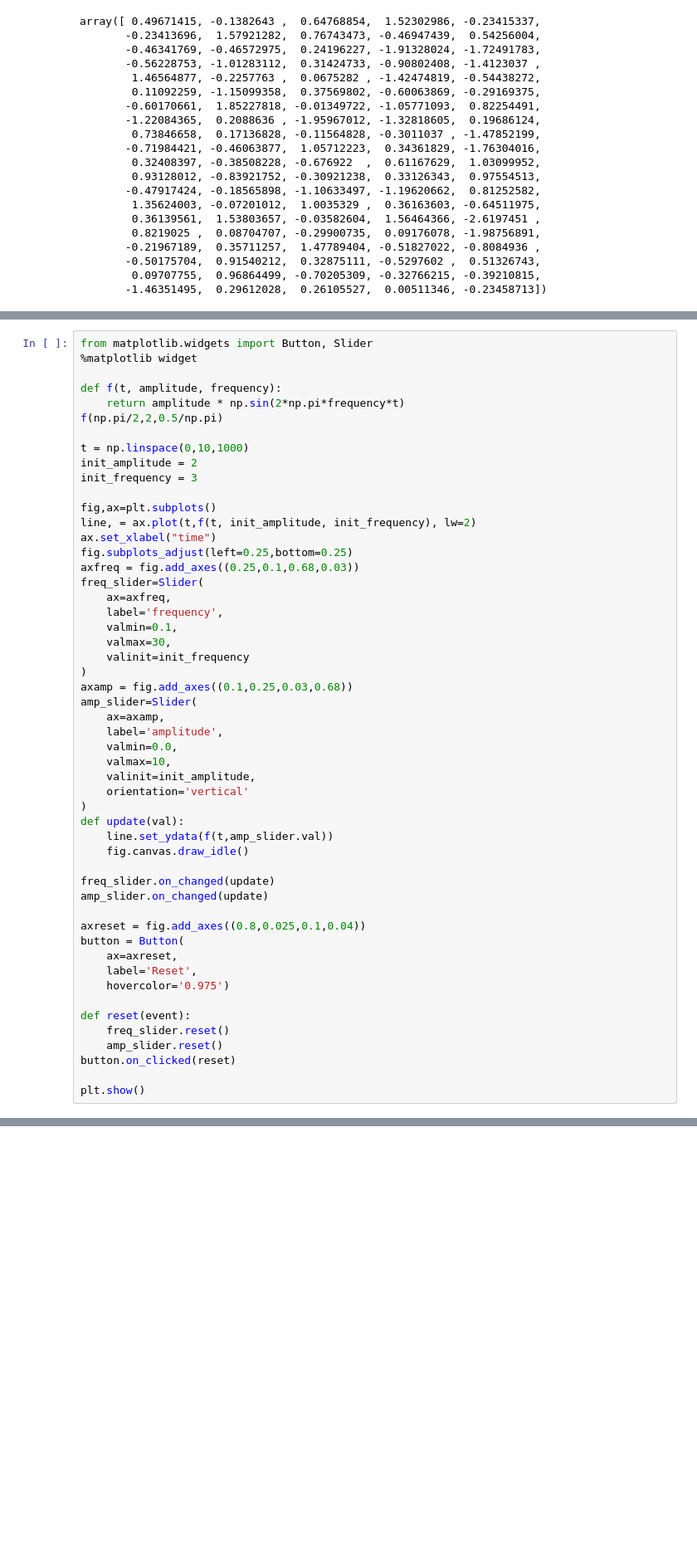
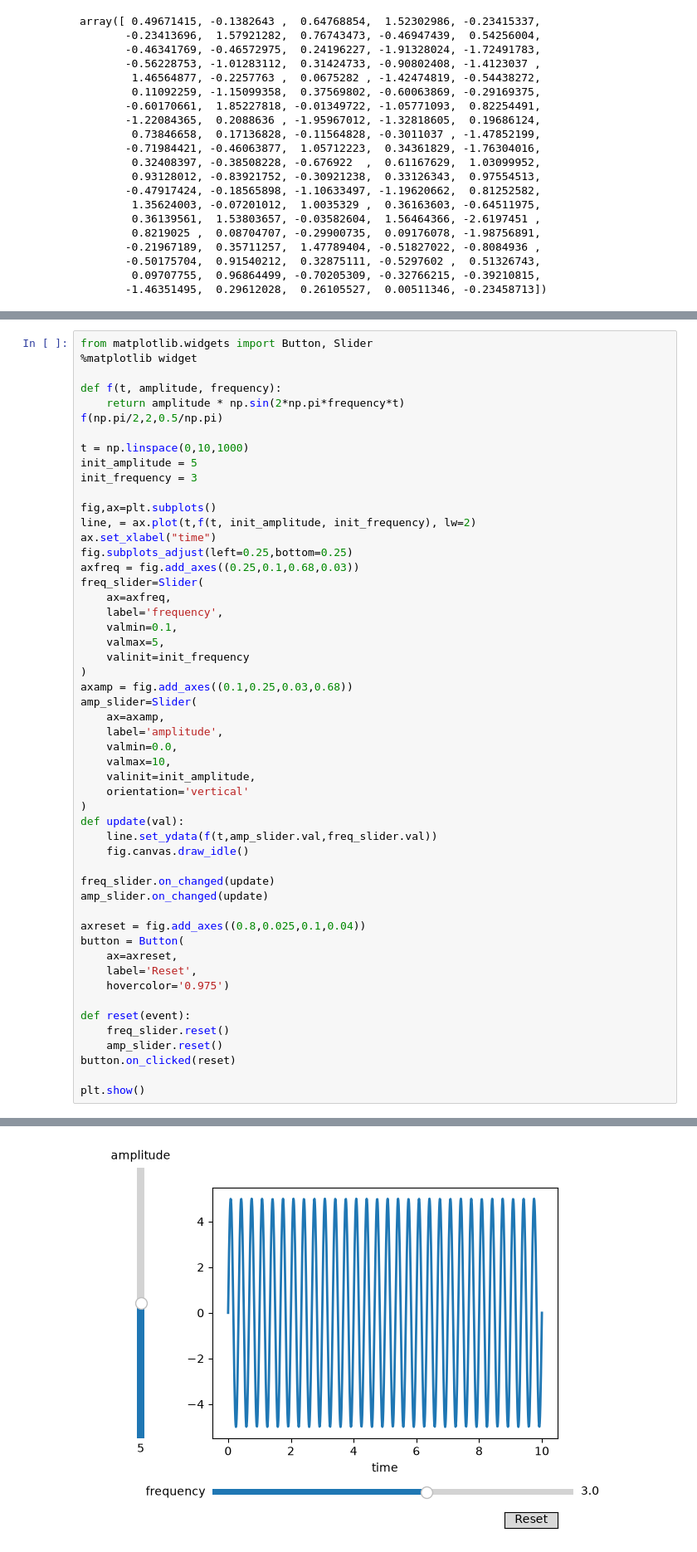
Before and after one commit to SoapingYou/robot-drawing-mr-petrone, a Jupyter notebook: matplotlib_test.ipynb, the cells around one changed output, grey strips where cells are left out. Shown at 83% size. Drawn from its saved outputs; the diff is of its cells as text; blank space fills up the shorter version.

```diff
--- a/matplotlib_test.ipynb
+++ b/matplotlib_test.ipynb
@@ -118,7 +114,7 @@ def f(t, amplitude, frequency):
 f(np.pi/2,2,0.5/np.pi)
 
 t = np.linspace(0,10,1000)
-init_amplitude = 2
+init_amplitude = 5
 init_frequency = 3
 
 fig,ax=plt.subplots()
@@ -130,7 +126,7 @@ freq_slider=Slider(
     ax=axfreq,
     label='frequency',
     valmin=0.1,
-    valmax=30,
+    valmax=5,
     valinit=init_frequency
 )
 axamp = fig.add_axes((0.1,0.25,0.03,0.68))
@@ -143,7 +139,7 @@ amp_slider=Slider(
     orientation='vertical'
 )
 def update(val):
-    line.set_ydata(f(t,amp_slider.val))
+    line.set_ydata(f(t,amp_slider.val,freq_slider.val))
     fig.canvas.draw_idle()
 
 freq_slider.on_changed(update)
@@ -165,0 +161 @@ RuntimeError: 'widget' is not a recognised GUI loop or backend name
+[figure, added]
```
Also changed, not shown: parts of 7 cells of this notebook, 1 other file.
